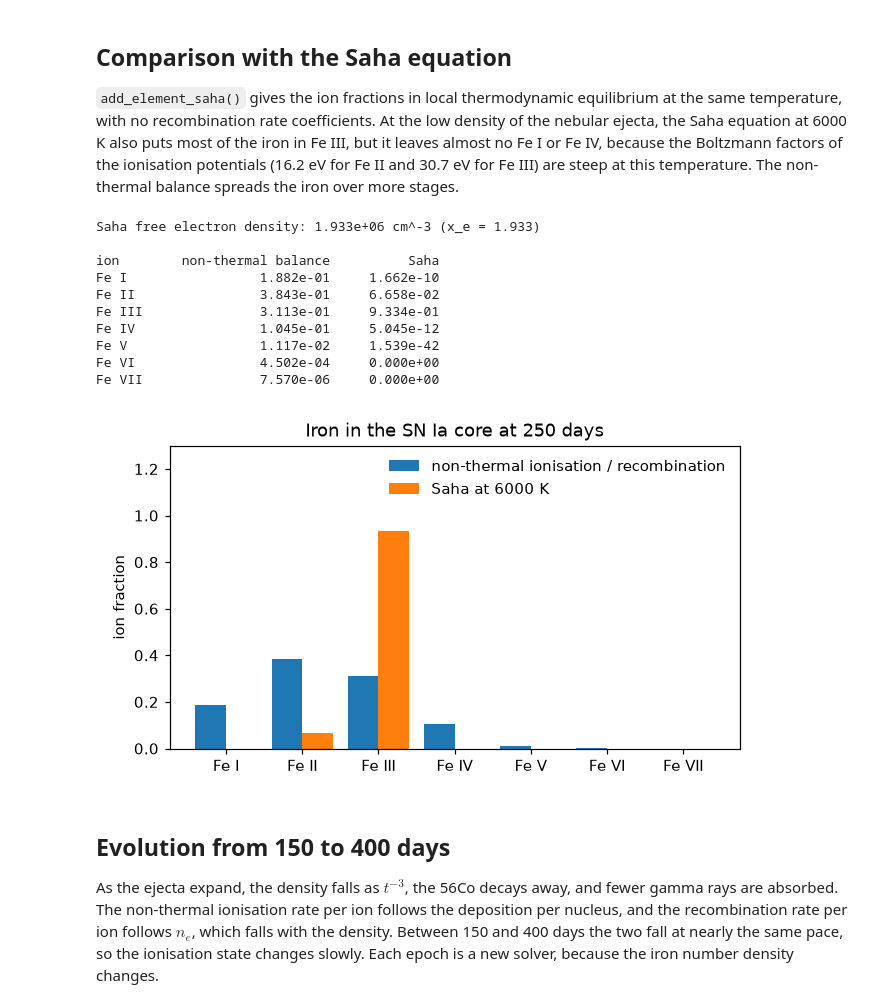
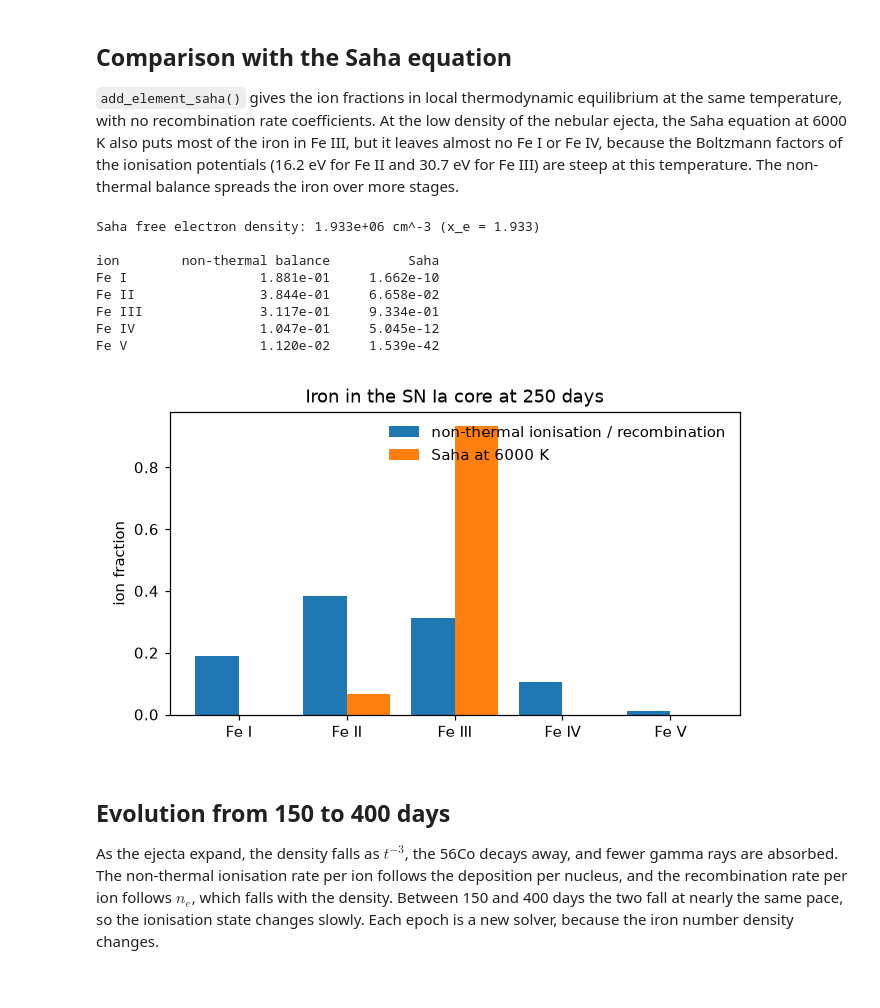
Before and after one commit to lukeshingles/pynonthermal, a Jupyter notebook: fe_ionbalance_sn1a.ipynb, the cells around one changed output. Saved outputs shown, nothing was run; the diff lists cells and outputs as text; code cells hidden in the pictures.

```diff
--- a/fe_ionbalance_sn1a.ipynb
+++ b/fe_ionbalance_sn1a.ipynb
@@ -94,10 +94,10 @@ Astrophysical Journal Supplement Series, 48, 95-107, DOI 10.1086/190769, or the
 recombination rate coefficients of Nahar and collaborators.
 # %%
 # recombination rate coefficients [cm^3 s^-1] keyed by the ion stage that recombines:
-# Fe II -> Fe I, Fe III -> Fe II, ..., Fe VII -> Fe VI
-RECOMB_RATECOEFFS_FE = {2: 1.0e-11, 3: 1.5e-11, 4: 3.0e-11, 5: 6.0e-11, 6: 1.0e-10, 7: 1.5e-10}
+# Fe II -> Fe I, Fe III -> Fe II, Fe IV -> Fe III, Fe V -> Fe IV
+RECOMB_RATECOEFFS_FE = {2: 1.0e-11, 3: 1.5e-11, 4: 3.0e-11, 5: 6.0e-11}
 ION_STAGES = list(range(1, max(RECOMB_RATECOEFFS_FE) + 1))
-ROMAN = {1: "I", 2: "II", 3: "III", 4: "IV", 5: "V", 6: "VI", 7: "VII"}
+ROMAN = {1: "I", 2: "II", 3: "III", 4: "IV", 5: "V"}
 # %% [markdown]
 ## Solve the balance
 
@@ -110,8 +109,7 @@ get ionisation channels only.
 def build_solver(n_fe: float) -> pynonthermal.SpencerFanoSolver:
     sf = pynonthermal.SpencerFanoSolver(emin_ev=0.1, emax_ev=16000.0, npts=4096)
     sf.add_element_ionbalance(Z=26, n_elem=n_fe, recomb_ratecoeffs=RECOMB_RATECOEFFS_FE)
-    # the built-in level data covers Fe I to Fe V
-    for ion_stage in ION_STAGES[:5]:
+    for ion_stage in ION_STAGES:
         sf.add_ion_ltepopexcitation(Z=26, ion_stage=ion_stage, n_ion=None, temperature=TEMPERATURE)
     return sf
 
@@ -169,7 +165,7 @@ because the Boltzmann factors of the ionisation potentials (16.2 eV for Fe II an
 Fe III) are steep at this temperature. The non-thermal balance spreads the iron over more stages.
 # %%
 sf_saha = pynonthermal.SpencerFanoSolver(emin_ev=0.1, emax_ev=16000.0, npts=4096)
-sf_saha.add_element_saha(Z=26, n_elem=N_FE_250, temperature=TEMPERATURE, ion_stages=ION_STAGES[:5])
+sf_saha.add_element_saha(Z=26, n_elem=N_FE_250, temperature=TEMPERATURE, ion_stages=ION_STAGES)
 sf_saha.solve(depositionratedensity_ev=deposition_250)
 
 print(f"Saha free electron density: {sf_saha.get_n_e():.3e} cm^-3 (x_e = {sf_saha.get_n_e() / N_FE_250:.3f})")
@@ -183,29 +179,26 @@ for ion_stage in ION_STAGES:
 Saha free electron density: 1.933e+06 cm^-3 (x_e = 1.933)
 
 ion        non-thermal balance          Saha
-Fe I                 1.882e-01     1.662e-10
-Fe II                3.843e-01     6.658e-02
-Fe III               3.113e-01     9.334e-01
-Fe IV                1.045e-01     5.045e-12
-Fe V                 1.117e-02     1.539e-42
-Fe VI                4.502e-04     0.000e+00
-Fe VII               7.570e-06     0.000e+00
+Fe I                 1.881e-01     1.662e-10
+Fe II                3.844e-01     6.658e-02
+Fe III               3.117e-01     9.334e-01
+Fe IV                1.047e-01     5.045e-12
+Fe V                 1.120e-02     1.539e-42
 # %%
 fig, ax = plt.subplots(figsize=(6, 3.5), tight_layout=True)
 labels = [f"Fe {ROMAN[ion_stage]}" for ion_stage in ION_STAGES]
 fracs_balance = [sf.ionpopdict[(26, ion_stage)] / N_FE_250 for ion_stage in ION_STAGES]
 fracs_saha = [sf_saha.ionpopdict.get((26, ion_stage), 0.0) / N_FE_250 for ion_stage in ION_STAGES]
 positions = range(len(ION_STAGES))
 ax.bar([p - 0.2 for p in positions], fracs_balance, width=0.4, label="non-thermal ionisation / recombination")
 ax.bar([p + 0.2 for p in positions], fracs_saha, width=0.4, label=f"Saha at {TEMPERATURE:.0f} K")
 ax.set_xticks(list(positions), labels)
 ax.set_ylabel("ion fraction")
-ax.set_ylim(0, 1.3)  # leave room for the legend above the bars
 ax.set_title("Iron in the SN Ia core at 250 days")
 ax.legend(frameon=False, loc="upper right")
 plt.show()
 # %% [output]
-[figure, old version]
+[figure, new version]
 # %% [markdown]
 ## Evolution from 150 to 400 days
 
```
Also changed, not shown: parts of 4 cells of this notebook.
